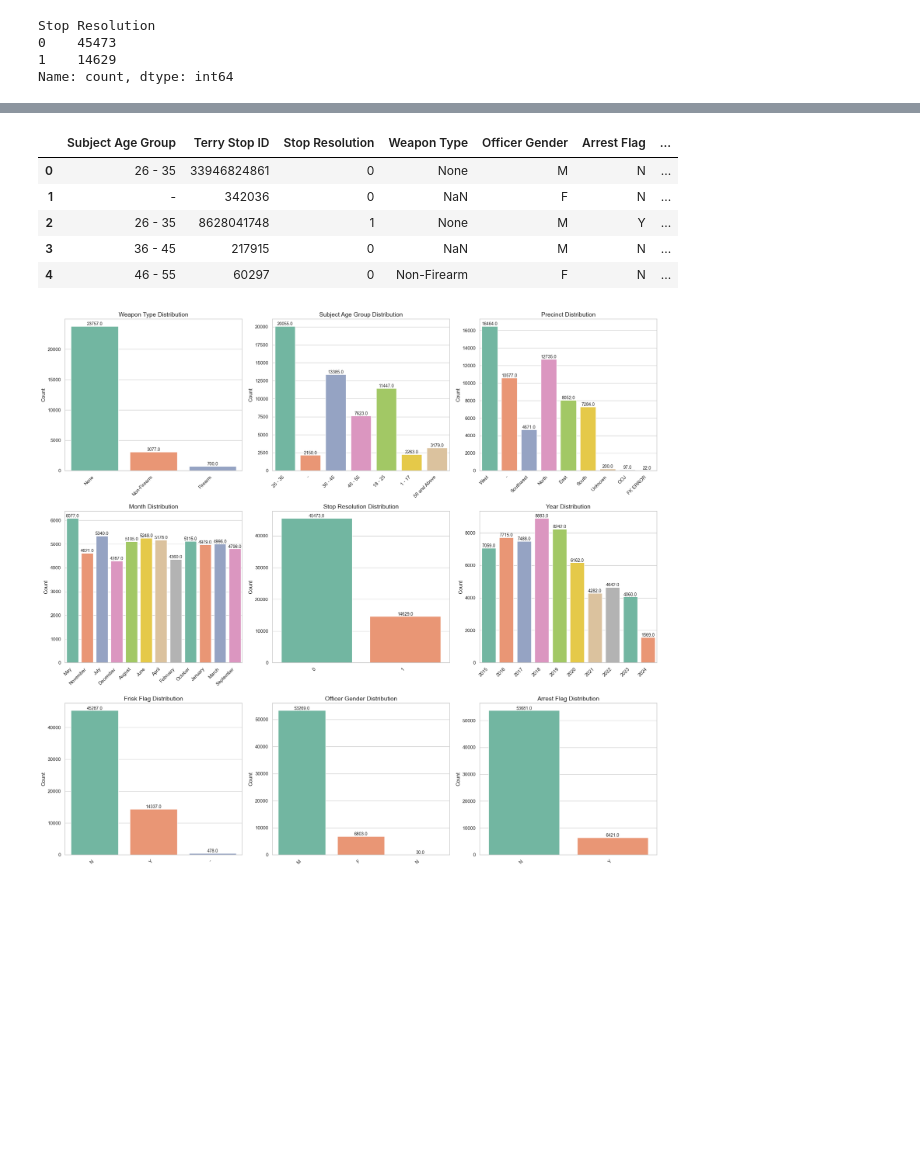
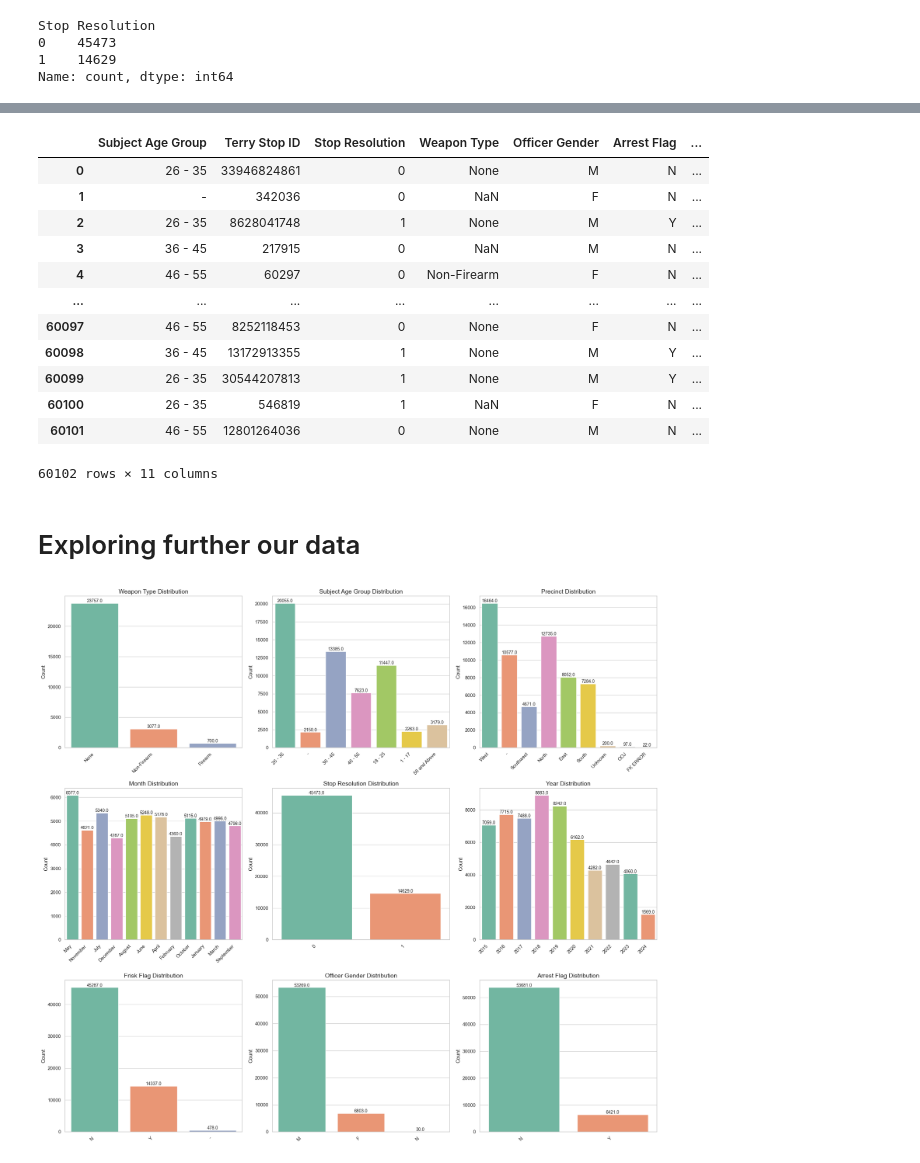
Before and after one commit to Allan-Kipkemei/Dsc-phase-3-project, a Jupyter notebook: code_checkpoints/main.ipynb, the cells around one changed output, grey strips where cells are left out. Saved outputs shown, nothing was run; the diff lists cells and outputs as text; code cells hidden in the pictures; blank space fills up the shorter version.

```diff
--- a/code_checkpoints/main.ipynb
+++ b/code_checkpoints/main.ipynb
@@ -162,17 +199,28 @@ df['Officer Age'] = 2020-df['Officer YOB']
 # %%
 # Drop columns that we are not going to need:
 df.drop(columns=['Subject ID','GO / SC Num','Officer ID','Officer YOB','Officer Race',
                 'Subject Perceived Gender','Subject Perceived Race','Reported Date','Reported Time','Call Type',
                 'Officer Squad', 'Sector','Beat','Initial Call Type','Final Call Type','Day'],axis=1, inplace=True)
 # See what our final dataset looks like
 df.head()
+
+df
 # %% [output]
 |  | Subject Age Group | Terry Stop ID | Stop Resolution | Weapon Type | Officer Gender | Arrest Flag | ... |
 | 0 | 26 - 35 | 33946824861 | 0 | None | M | N | ... |
 | 1 | - | 342036 | 0 | NaN | F | N | ... |
 | 2 | 26 - 35 | 8628041748 | 1 | None | M | Y | ... |
 | 3 | 36 - 45 | 217915 | 0 | NaN | M | N | ... |
 | 4 | 46 - 55 | 60297 | 0 | Non-Firearm | F | N | ... |
+| ... | ... | ... | ... | ... | ... | ... | ... |
+| 60097 | 46 - 55 | 8252118453 | 0 | None | F | N | ... |
+| 60098 | 36 - 45 | 13172913355 | 1 | None | M | Y | ... |
+| 60099 | 26 - 35 | 30544207813 | 1 | None | M | Y | ... |
+| 60100 | 26 - 35 | 546819 | 1 | NaN | F | N | ... |
+| 60101 | 46 - 55 | 12801264036 | 0 | None | M | N | ... |
+60102 rows × 11 columns
+# %% [markdown]
+<h1>Exploring further our data</h1>
 # %%
 import matplotlib.pyplot as plt
 import seaborn as sns
```
Also changed, not shown: parts of 8 cells of this notebook, 5 other files.
